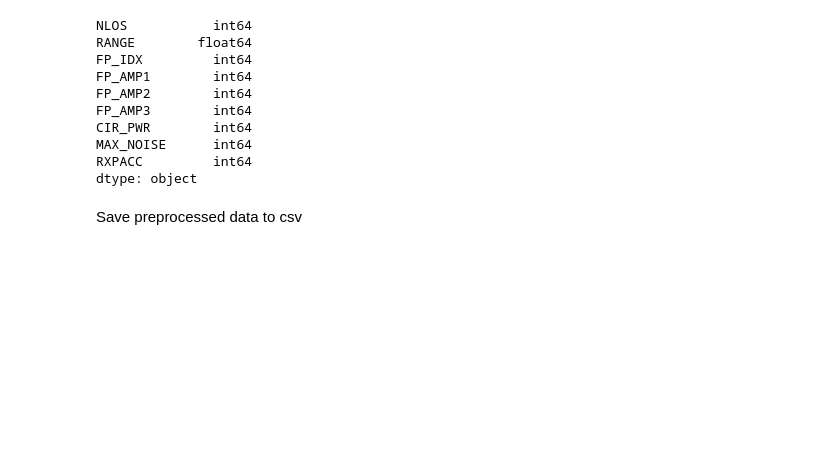
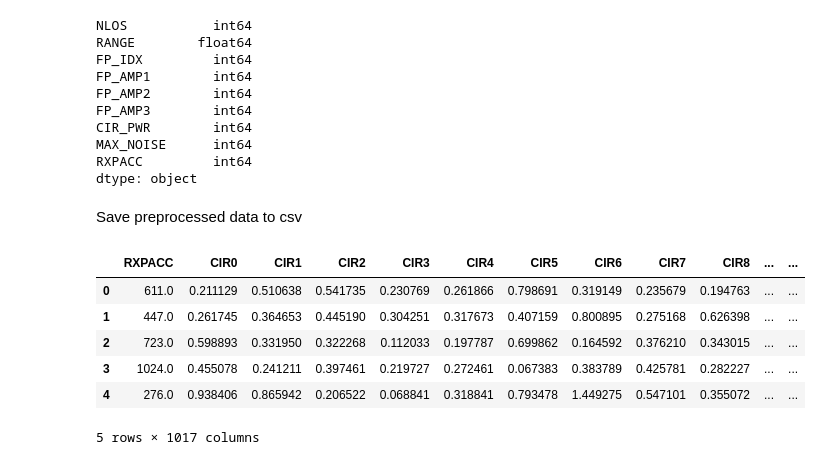
Before and after one commit to jaywmz/UWB-LOS-NLOS-Data-Analytics, a Jupyter notebook: models/NLOS_classifier_preprocessing.ipynb, the cells around one changed output. Cells and saved outputs as stored; diff of their text form; code cells hidden in the pictures; blank space fills up the shorter version.

```diff
--- a/models/NLOS_classifier_preprocessing.ipynb
+++ b/models/NLOS_classifier_preprocessing.ipynb
@@ -178,3 +178,32 @@ dtype: object
 Save preprocessed data to csv
 # %%
 df.to_csv('../dataset/UWB-LOS-NLOS-Data-Set/prepared/PreparedDataset.csv', index=False)
+# %%
+# Load full CIR features clearly
+cir_columns = [f'CIR{i}' for i in range(1016)]
+
+# Reload the CIR columns from original dataset (before feature selection)
+cir_df = pd.DataFrame()
+first = 1
+for dirpath, _, filenames in os.walk(rootdir):
+    for file in filenames:
+        filename = os.path.join(dirpath, file)
+        oneFileDF = pd.read_csv(filename, usecols=cir_columns + ['RXPACC'])
+        if first > 0:
+            first = 0
+            cir_df = oneFileDF
+        else:
+            cir_df = pd.concat([cir_df, oneFileDF], ignore_index=True)
+
+# Normalize clearly CIR by RXPACC
+cir_df[cir_columns] = cir_df[cir_columns].div(cir_df['RXPACC'], axis=0)
+
+cir_df.head()
+# %% [output]
+|  | RXPACC | CIR0 | CIR1 | CIR2 | CIR3 | CIR4 | CIR5 | CIR6 | CIR7 | CIR8 | ... | ... |
+| 0 | 611.0 | 0.211129 | 0.510638 | 0.541735 | 0.230769 | 0.261866 | 0.798691 | 0.319149 | 0.235679 | 0.194763 | ... | ... |
+| 1 | 447.0 | 0.261745 | 0.364653 | 0.445190 | 0.304251 | 0.317673 | 0.407159 | 0.800895 | 0.275168 | 0.626398 | ... | ... |
+| 2 | 723.0 | 0.598893 | 0.331950 | 0.322268 | 0.112033 | 0.197787 | 0.699862 | 0.164592 | 0.376210 | 0.343015 | ... | ... |
+| 3 | 1024.0 | 0.455078 | 0.241211 | 0.397461 | 0.219727 | 0.272461 | 0.067383 | 0.383789 | 0.425781 | 0.282227 | ... | ... |
+| 4 | 276.0 | 0.938406 | 0.865942 | 0.206522 | 0.068841 | 0.318841 | 0.793478 | 1.449275 | 0.547101 | 0.355072 | ... | ... |
+5 rows × 1017 columns
```
Also changed, not shown: parts of 5 cells of this notebook, 2 other files.
